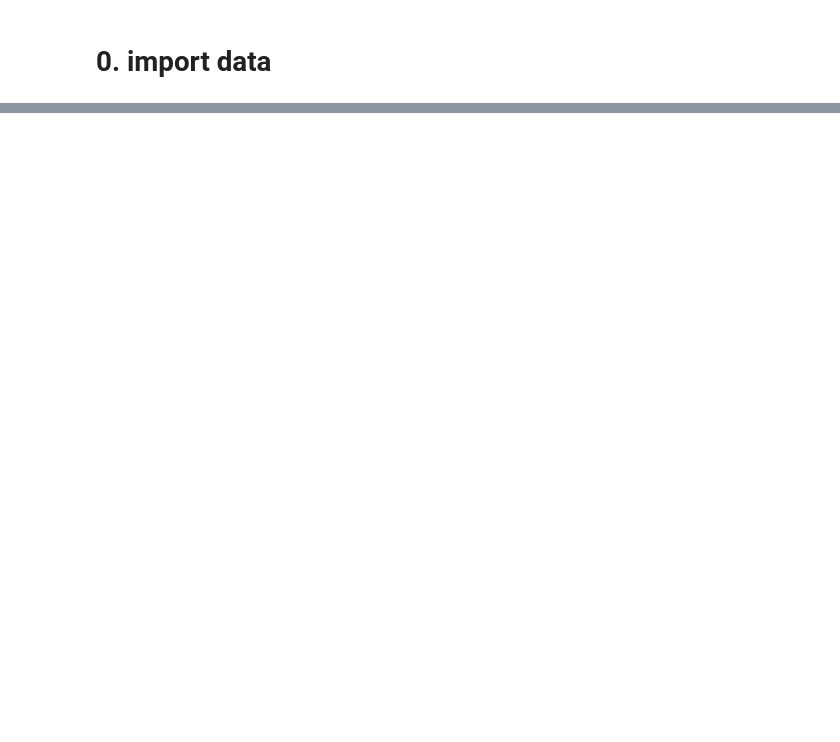
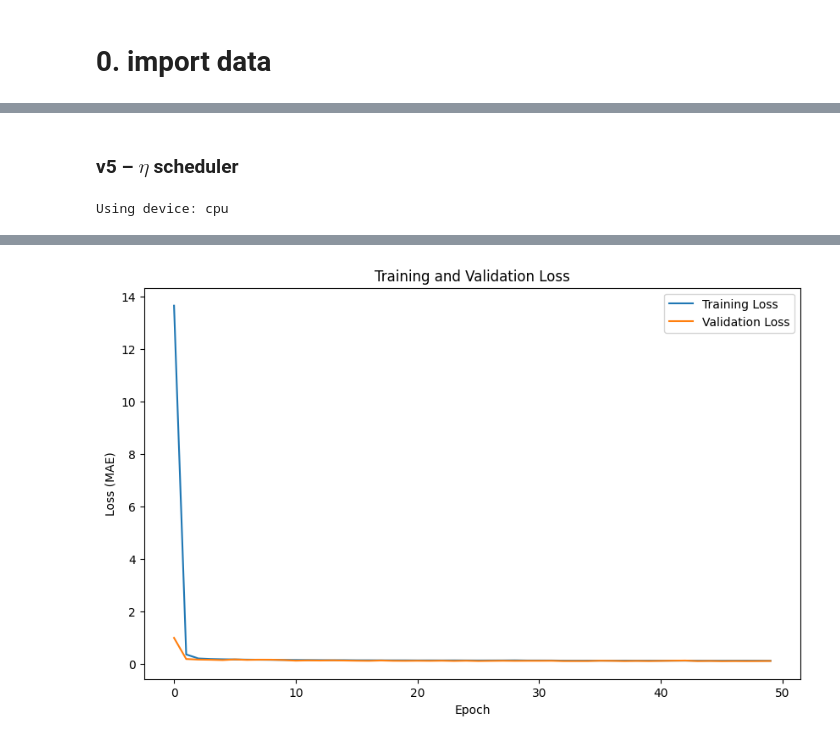
Before and after one commit to EAriasDeAbreu/ProblemSet_3, a Jupyter notebook: code/02_Model_NN.ipynb, the cells around one changed output, grey strips where cells are left out. Drawn from its saved outputs; the diff is of its cells as text; code cells hidden in the pictures; blank space fills up the shorter version.

```diff
--- a/code/02_Model_NN.ipynb
+++ b/code/02_Model_NN.ipynb
@@ -241,0 +559,29 @@ Sample of submission file:
+# %% [markdown]
+### v5 – $\eta$ scheduler
+# %%
+# load v3 model (b2d)
+
+class PricePredictor(nn.Module):
+    def __init__(self, input_size):
+        super(PricePredictor, self).__init__()
+
+        self.network = nn.Sequential(
+            nn.Linear(input_size, 128),
+            nn.LeakyReLU(0.1),
+            nn.BatchNorm1d(128),
+            nn.Dropout(0.3),
+
+            nn.Linear(128, 64),
+            nn.LeakyReLU(0.1),
+            nn.BatchNorm1d(64),
+            nn.Dropout(0.2),
+
+            nn.Linear(64, 32),
+            nn.LeakyReLU(0.1),
+            nn.BatchNorm1d(32),
+
+            nn.Linear(32, 1)
+        )
+
+    def forward(self, x):
+        return self.network(x)
@@ -241,0 +685,4 @@ Sample of submission file:
+# %%
+model, scaler, feature_cols = setup_and_train(train)
+# %% [output]
+Using device: cpu
@@ -241,0 +699 @@ Sample of submission file:
+[figure, added]
```
Also changed, not shown: parts of 23 cells of this notebook, 9 other files.
